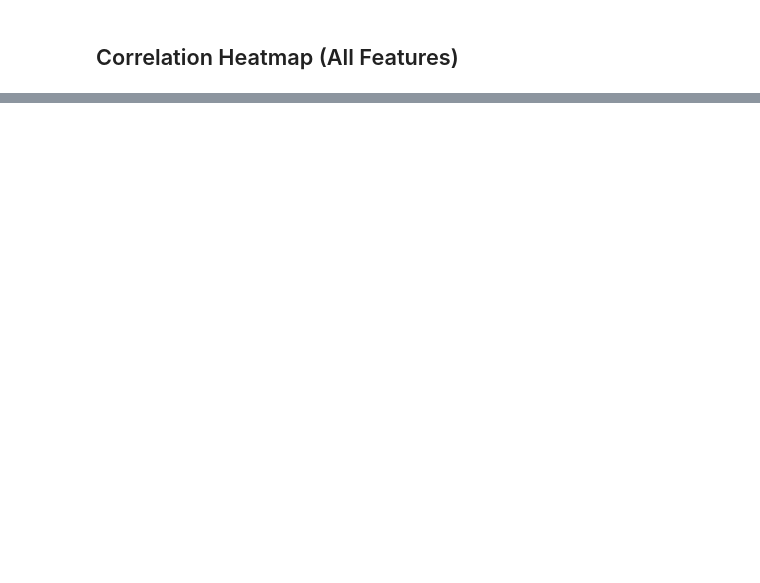
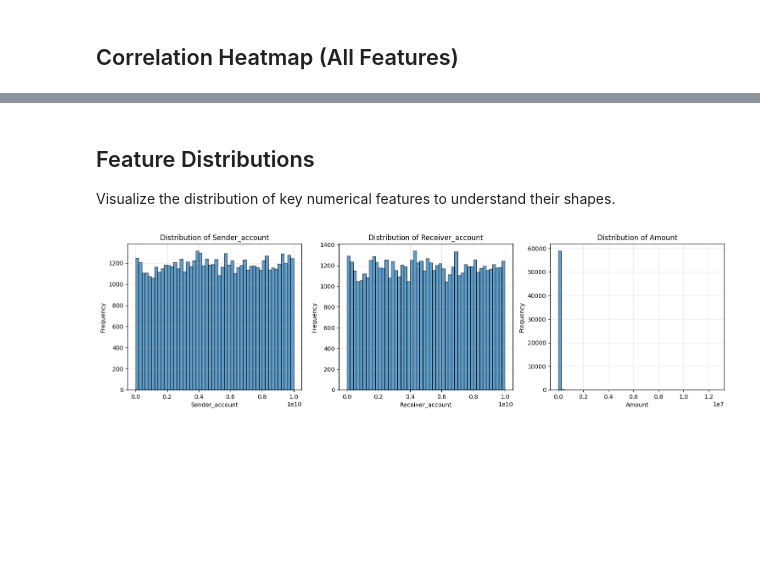
Before and after one commit to Mazen-Elsayed/Anti-Money-Laundering-AML-Detection-System, a Jupyter notebook: notebooks/01_EDA.ipynb, the cells around one changed output, grey strips where cells are left out. Cells and saved outputs as stored; diff of their text form; code cells hidden in the pictures; blank space fills up the shorter version.

```diff
--- a/notebooks/01_EDA.ipynb
+++ b/notebooks/01_EDA.ipynb
@@ -41,0 +50,12 @@ Loaded dataset with 9504852 rows and 12 columns.
+# %%
+# Step 1: Drop Laundering_type column (we only need Is_laundering for binary classification)
+if 'Laundering_type' in df.columns:
+    df = df.drop(columns=['Laundering_type'])
+    print('Dropped Laundering_type column')
+
+# Step 2: Check current class distribution
+print('\nOriginal class distribution:')
+print(df['Is_laundering'].value_counts())
+print(f'\nClass proportions:')
+print(df['Is_laundering'].value_counts(normalize=True))
+print(f'\nOriginal ratio (legitimate:fraud): {(df["Is_laundering"]==0).sum()/(df["Is_laundering"]==1).sum():.1f}:1')
@@ -123,0 +219,36 @@ else:
+# %% [markdown]
+## Feature Distributions
+
+Visualize the distribution of key numerical features to understand their shapes.
+# %%
+# Get numerical columns only
+numerical_cols = df.select_dtypes(include=[np.number]).columns.tolist()
+
+# Remove label columns if present
+numerical_cols = [col for col in numerical_cols if col not in ['Is_laundering']]
+
+# Plot distributions for the first 6 numerical features
+num_features_to_plot = min(6, len(numerical_cols))
+
+if num_features_to_plot > 0:
+    fig, axes = plt.subplots(2, 3, figsize=(15, 8))
+    axes = axes.flatten()
+
+    for i in range(num_features_to_plot):
+        col = numerical_cols[i]
+        axes[i].hist(df[col].dropna(), bins=50, edgecolor='black', alpha=0.7)
+        axes[i].set_title(f'Distribution of {col}')
+        axes[i].set_xlabel(col)
+        axes[i].set_ylabel('Frequency')
+        axes[i].grid(True, alpha=0.3)
+
+    # Hide empty subplots if we have fewer than 6 features
+    for i in range(num_features_to_plot, 6):
+        axes[i].axis('off')
+
+    plt.tight_layout()
+    plt.show()
+else:
+    print('No numerical columns found for plotting.')
+# %% [output]
+[figure, added]
```
Also changed, not shown: parts of 46 cells of this notebook, 14 other files.
